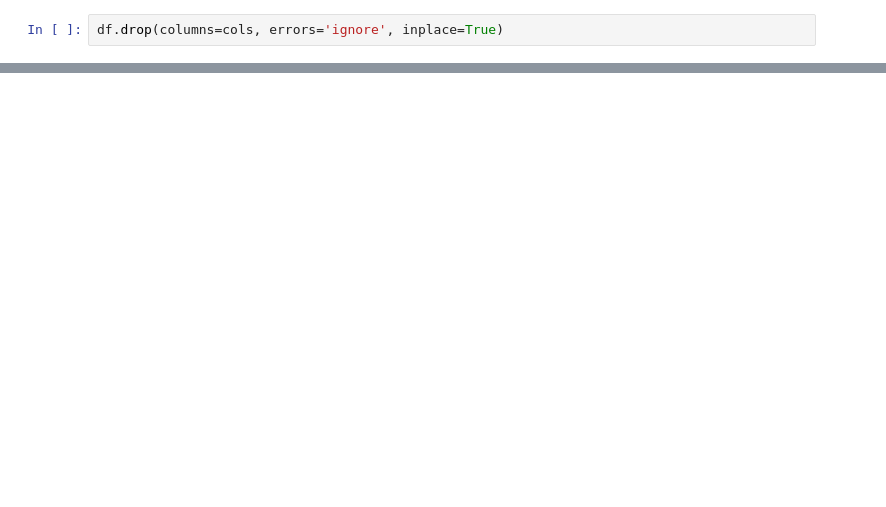
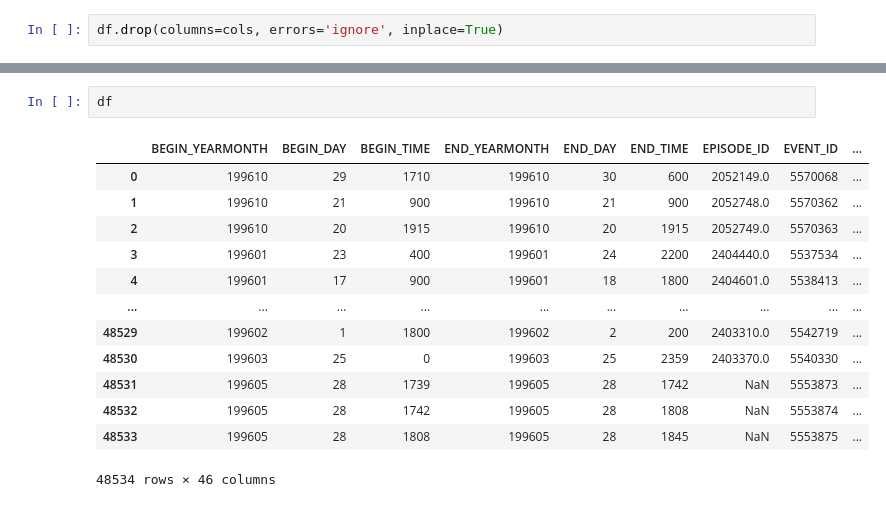
Before and after one commit to sushmita212/Parametric_Weather_Risk_Modeling, a Jupyter notebook: notebooks/preliminary_analysis.ipynb, the cells around one changed output, grey strips where cells are left out. Saved outputs shown, nothing was run; the diff lists cells and outputs as text; blank space fills up the shorter version.

```diff
--- a/notebooks/preliminary_analysis.ipynb
+++ b/notebooks/preliminary_analysis.ipynb
@@ -136 +137,17 @@ Sneakerwave                       1
 Name: count, dtype: int64
+# %%
+df
+# %% [output]
+|  | BEGIN_YEARMONTH | BEGIN_DAY | BEGIN_TIME | END_YEARMONTH | END_DAY | END_TIME | EPISODE_ID | EVENT_ID | ... |
+| 0 | 199610 | 29 | 1710 | 199610 | 30 | 600 | 2052149.0 | 5570068 | ... |
+| 1 | 199610 | 21 | 900 | 199610 | 21 | 900 | 2052748.0 | 5570362 | ... |
+| 2 | 199610 | 20 | 1915 | 199610 | 20 | 1915 | 2052749.0 | 5570363 | ... |
+| 3 | 199601 | 23 | 400 | 199601 | 24 | 2200 | 2404440.0 | 5537534 | ... |
+| 4 | 199601 | 17 | 900 | 199601 | 18 | 1800 | 2404601.0 | 5538413 | ... |
+| ... | ... | ... | ... | ... | ... | ... | ... | ... | ... |
+| 48529 | 199602 | 1 | 1800 | 199602 | 2 | 200 | 2403310.0 | 5542719 | ... |
+| 48530 | 199603 | 25 | 0 | 199603 | 25 | 2359 | 2403370.0 | 5540330 | ... |
+| 48531 | 199605 | 28 | 1739 | 199605 | 28 | 1742 | NaN | 5553873 | ... |
+| 48532 | 199605 | 28 | 1742 | 199605 | 28 | 1808 | NaN | 5553874 | ... |
+| 48533 | 199605 | 28 | 1808 | 199605 | 28 | 1845 | NaN | 5553875 | ... |
+48534 rows × 46 columns
```
Also changed, not shown: parts of 58 cells of this notebook, 1 other file.
